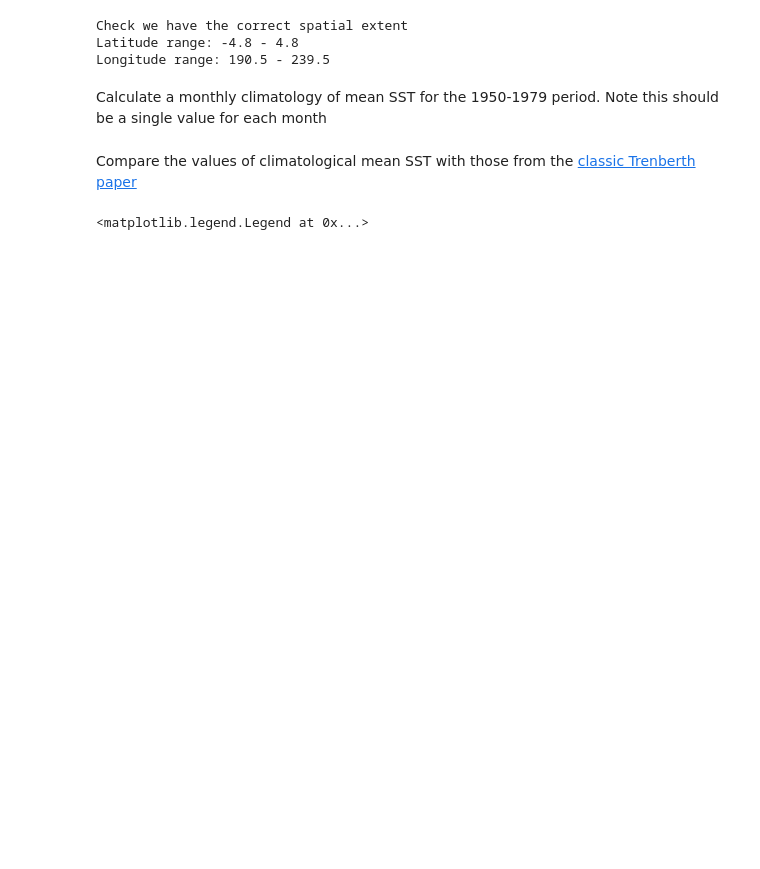
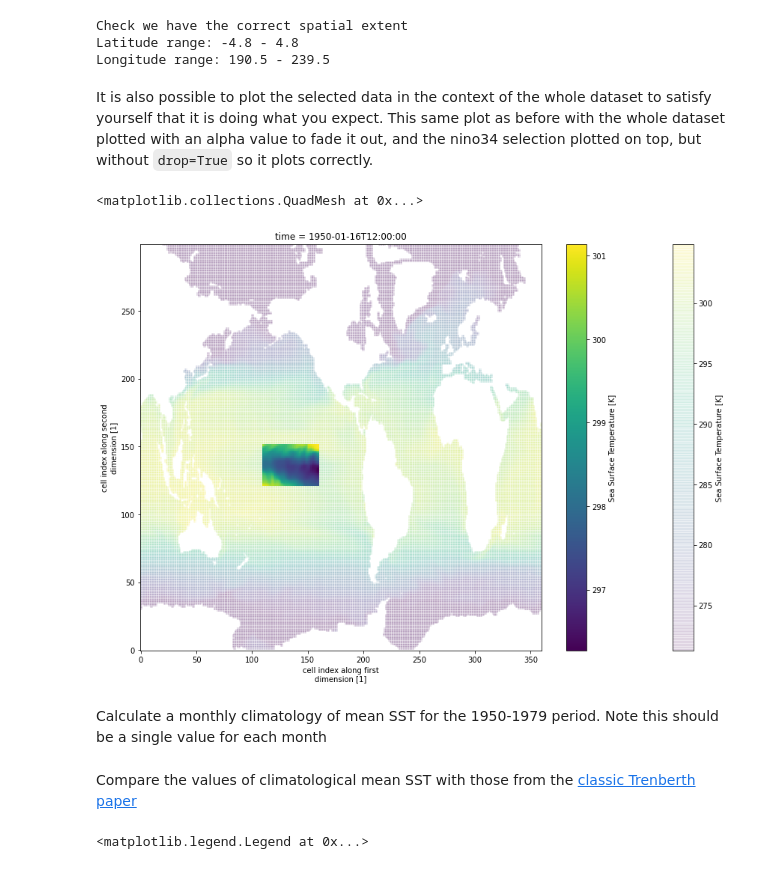
Before and after one commit to coecms-training/introduction_to_xarray, a Jupyter notebook: Problem 2 - Calculate Nino 3.4 time series - worked answer.ipynb, the cells around one changed output. Cells and saved outputs as stored; diff of their text form; code cells hidden in the pictures; blank space fills up the shorter version.

```diff
--- a/Problem 2 - Calculate Nino 3.4 time series - worked answer.ipynb
+++ b/Problem 2 - Calculate Nino 3.4 time series - worked answer.ipynb
@@ -96,6 +116,14 @@ print('Longitude range: {:.1f} - {:.1f}'.format(tos_nino34.lon.min().values, tos
 Check we have the correct spatial extent
 Latitude range: -4.8 - 4.8
 Longitude range: 190.5 - 239.5
+# %% [markdown]
+It is also possible to plot the selected data in the context of the whole dataset to satisfy yourself that it is doing what you expect. This same plot as before with the whole dataset plotted with an alpha value to fade it out, and the nino34 selection plotted on top, but without `drop=True` so it plots correctly.
+# %%
+p = tos.isel(time=0).plot(size=10, alpha=0.1)
+tos.where((tos.lat<5) & (tos.lat>-5) & (tos.lon>190) & (tos.lon<240)).isel(time=0).plot(ax=p.axes)
+# %% [output]
+<matplotlib.collections.QuadMesh at 0x...>
+[figure, added]
 # %% [markdown]
 Calculate a monthly climatology of mean SST for the 1950-1979 period. Note this should be a single value for each month
 # %%
```
Also changed, not shown: parts of 14 cells of this notebook, 1 other file.
